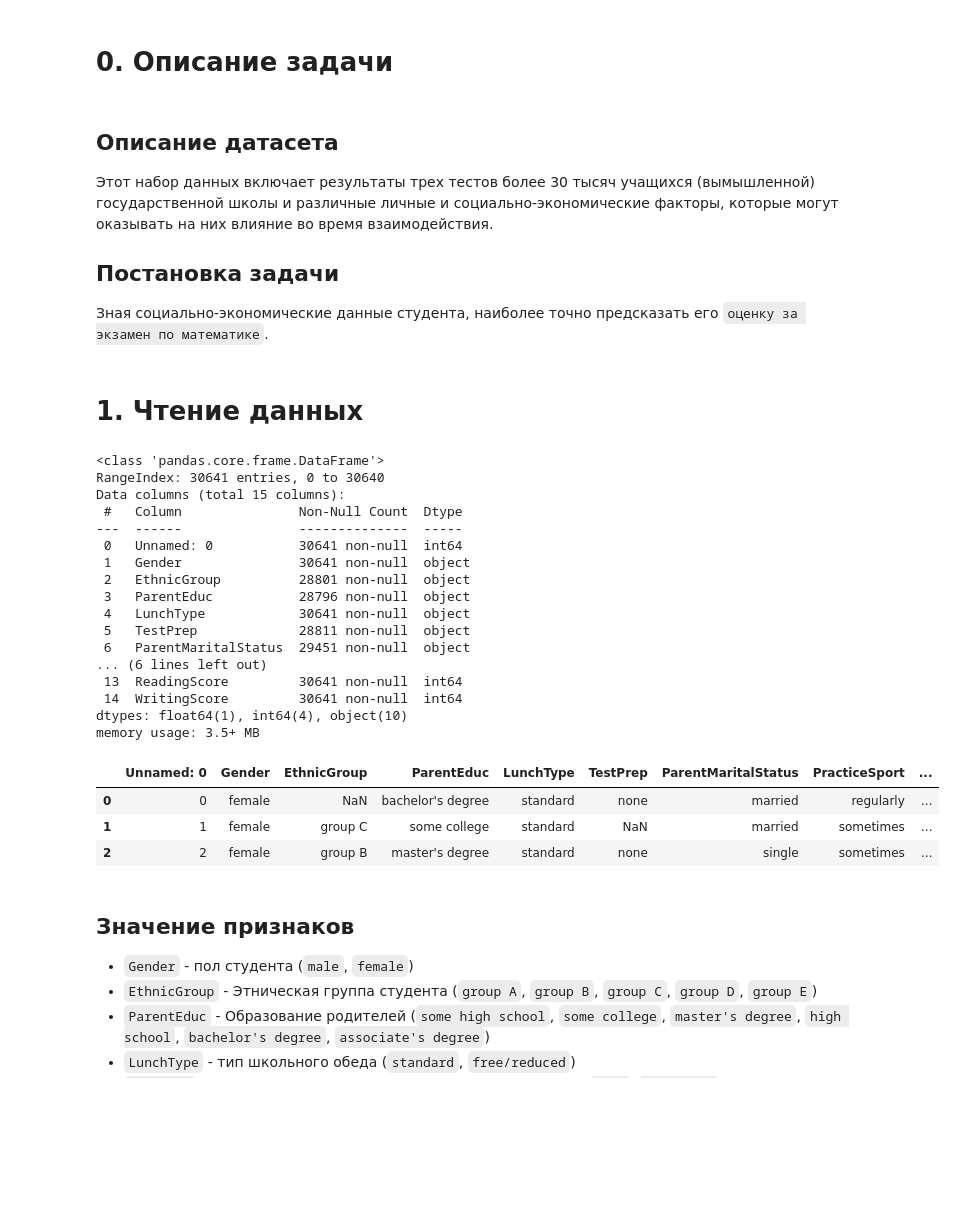
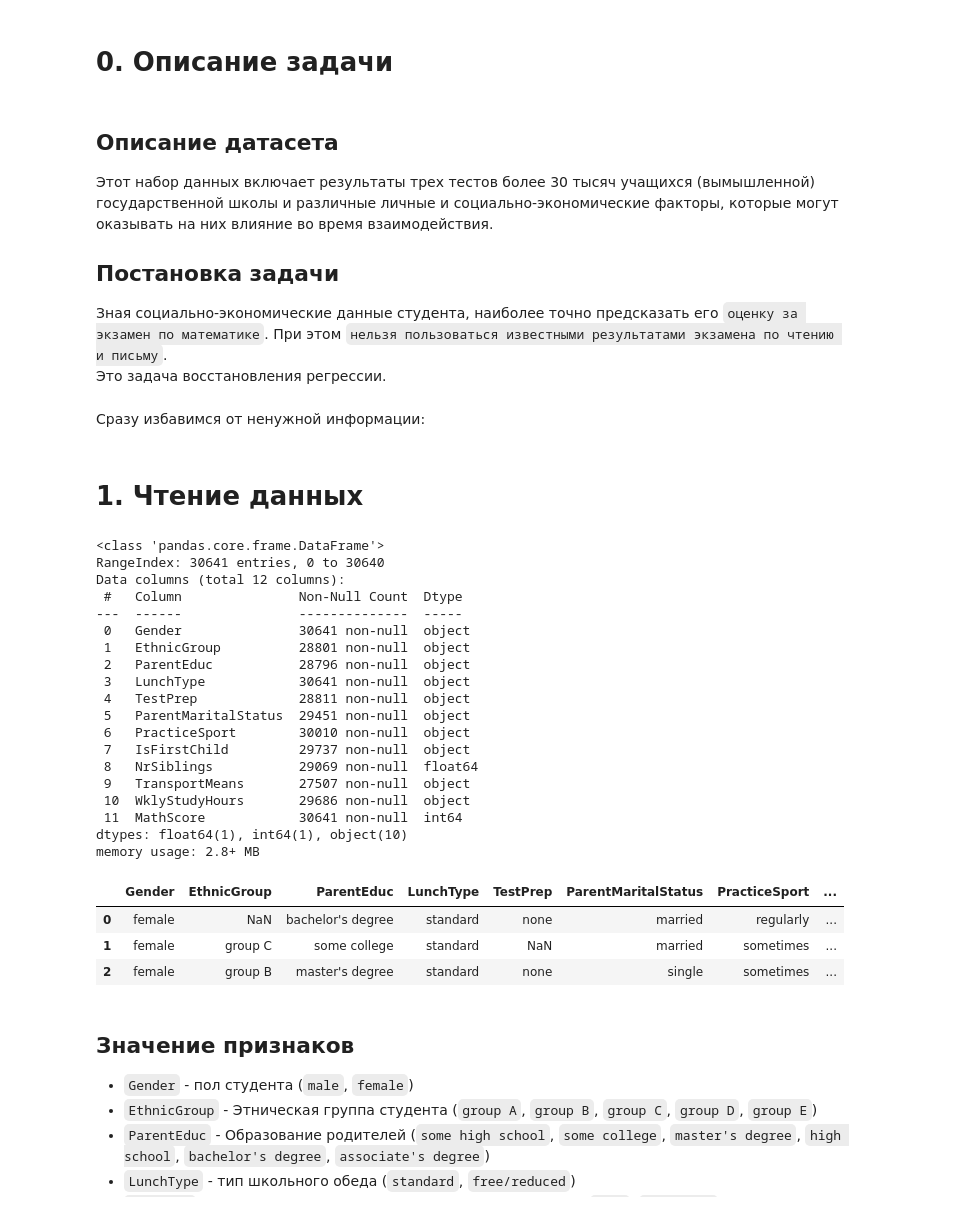
Before and after one commit to Valentin-Grachev/Machine-Learning-2023, a Jupyter notebook: Student_Exam_Scores.ipynb, the cells around one changed output. Cells and saved outputs as stored; diff of their text form; code cells hidden in the pictures; blank space fills up the shorter version.

```diff
--- a/Student_Exam_Scores.ipynb
+++ b/Student_Exam_Scores.ipynb
@@ -8,43 +8,52 @@ import seaborn as sns           # Еще больше красивой граф
 import sklearn                  # Алгоритмы машинного обучения
 # %%
 url = "https://raw.githubusercontent.com/Valentin-Grachev/Machine-Learning-2023/master/dataset.csv"
-origin_data = pd.read_csv(url)
+data = pd.read_csv(url)
 # %% [markdown]
 # 0. Описание задачи
 # %% [markdown]
 ## Описание датасета
 Этот набор данных включает результаты трех тестов более 30 тысяч учащихся (вымышленной) государственной школы и различные личные и социально-экономические факторы, которые могут оказывать на них влияние во время взаимодействия.
 ## Постановка задачи
-Зная социально-экономические данные студента, наиболее точно предсказать его `оценку за экзамен по математике`.
+Зная социально-экономические данные студента, наиболее точно предсказать его `оценку за экзамен по математике`. При этом `нельзя пользоваться известными результатами экзамена по чтению и письму`.<br>
+Это задача восстановления регрессии.
+# %% [markdown]
+Сразу избавимся от ненужной информации:
+# %%
+data.drop(data.columns[[0]], axis = 1, inplace = True) # Удаление столбца с индексами
+data.drop('WritingScore', axis= 1 , inplace= True )
+data.drop('ReadingScore', axis= 1 , inplace= True )
 # %% [markdown]
 # 1. Чтение данных
 # %%
-origin_data.info()
+data.info()
 # %% [output]
 <class 'pandas.core.frame.DataFrame'>
 RangeIndex: 30641 entries, 0 to 30640
-Data columns (total 15 columns):
+Data columns (total 12 columns):
  #   Column               Non-Null Count  Dtype
 ---  ------               --------------  -----
- 0   Unnamed: 0           30641 non-null  int64
- 1   Gender               30641 non-null  object
- 2   EthnicGroup          28801 non-null  object
- 3   ParentEduc           28796 non-null  object
- 4   LunchType            30641 non-null  object
- 5   TestPrep             28811 non-null  object
- 6   ParentMaritalStatus  29451 non-null  object
-... (6 lines left out)
- 13  ReadingScore         30641 non-null  int64
- 14  WritingScore         30641 non-null  int64
-dtypes: float64(1), int64(4), object(10)
-memory usage: 3.5+ MB
+ 0   Gender               30641 non-null  object
+ 1   EthnicGroup          28801 non-null  object
+ 2   ParentEduc           28796 non-null  object
+ 3   LunchType            30641 non-null  object
+ 4   TestPrep             28811 non-null  object
+ 5   ParentMaritalStatus  29451 non-null  object
+ 6   PracticeSport        30010 non-null  object
+ 7   IsFirstChild         29737 non-null  object
+ 8   NrSiblings           29069 non-null  float64
+ 9   TransportMeans       27507 non-null  object
+ 10  WklyStudyHours       29686 non-null  object
+ 11  MathScore            30641 non-null  int64
+dtypes: float64(1), int64(1), object(10)
+memory usage: 2.8+ MB
 # %%
-origin_data.head(3)
+data.head(3)
 # %% [output]
-|  | Unnamed: 0 | Gender | EthnicGroup | ParentEduc | LunchType | TestPrep | ParentMaritalStatus | PracticeSport | ... |
-| 0 | 0 | female | NaN | bachelor's degree | standard | none | married | regularly | ... |
-| 1 | 1 | female | group C | some college | standard | NaN | married | sometimes | ... |
-| 2 | 2 | female | group B | master's degree | standard | none | single | sometimes | ... |
+|  | Gender | EthnicGroup | ParentEduc | LunchType | TestPrep | ParentMaritalStatus | PracticeSport | ... |
+| 0 | female | NaN | bachelor's degree | standard | none | married | regularly | ... |
+| 1 | female | group C | some college | standard | NaN | married | sometimes | ... |
+| 2 | female | group B | master's degree | standard | none | single | sometimes | ... |
 # %% [markdown]
 ## Значение признаков
 
```
Also changed, not shown: parts of 61 cells of this notebook.
